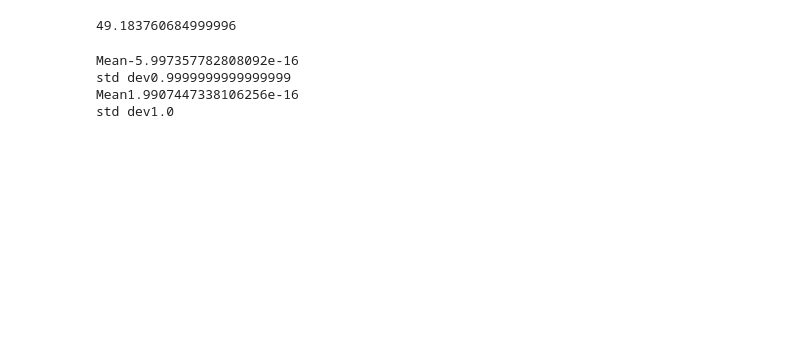
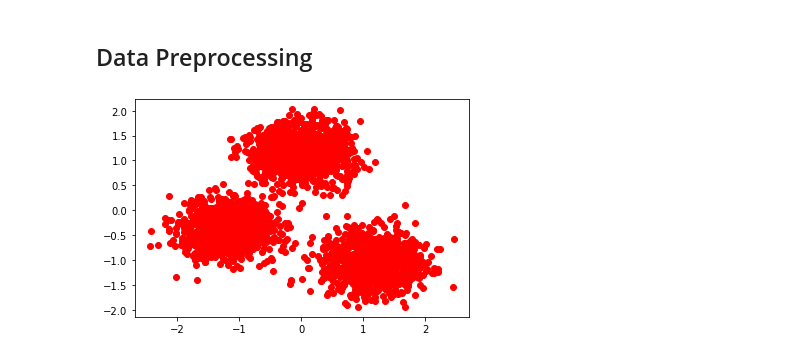
Before and after one commit to SatpreetMakhija/K-means-Clustering-CS-2376, a Jupyter notebook: main.py.ipynb, the cells around one changed output. Cells and saved outputs as stored; diff of their text form; code cells hidden in the pictures; blank space fills up the shorter version.

```diff
--- a/main.py.ipynb
+++ b/main.py.ipynb
@@ -0,0 +5,6 @@
+# %%
+
+
+file_path = input("Specify the file path : ")
+
+k = int(input("Specify the value of k : "))
@@ -5,37 +20,36 @@ import numpy as np
 import pandas as pd
 from matplotlib import pyplot as plt
 import random as rd
-# %%
-#reading the file
-
-dataFrame = pd.read_csv("test_data.csv")
-dataFrame = dataFrame[['BMI', 'Glucose']]
-#data values in pandas array form
-data = dataFrame.values
-np.mean(data[3])
-# %% [output]
-49.183760684999996
+# %% [markdown]
+## Data Preprocessing
 # %%
+#reading the file
+
+dataFrame = pd.read_csv(file_path)
+#name of features to be read from the csv file
+feature_1 = 'V1'
+feature_2 = 'V2'
+dataFrame = dataFrame[[feature_1, feature_2]]
+
+#data values in pandas array form
+data = dataFrame.values
+
+
+
 no_of_features = data.shape[1]
 no_of_points = data.shape[0]
 
 
 
 #normalise data for each column with mean 0 and std deviation 1
 for i in range(no_of_features):
     std_deviation = np.std(data[:, i]) #calculates std devation for each feature
     data[:,i] -= np.mean(data[:, i])   #subtract mean from each column
     data[:, i] /= std_deviation
+
+#? find a way to adjust the code (wherever necessary) when we will have more than 2 features.
+#plotting the data for visualisation
+for data_point in data:
+    plt.plot(data_point[0], data_point[1], 'ro')
+# %% [output]
+[figure, added]
-# %%
-#checking if the normalisation occurs succesfully
-
-for i in range(no_of_features):
-    print("Mean" + str(np.mean(data[:,i])))
-    print("std dev" + str(np.std(data[:,i])))
-
-#it does
-# %% [output]
-Mean-5.997357782808092e-16
-std dev0.9999999999999999
-Mean1.9907447338106256e-16
-std dev1.0
```
Also changed, not shown: parts of 24 cells of this notebook, 2 other files.
